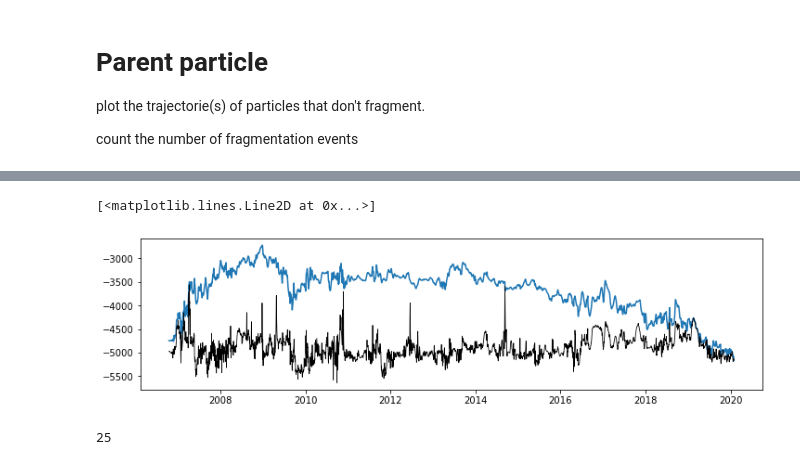
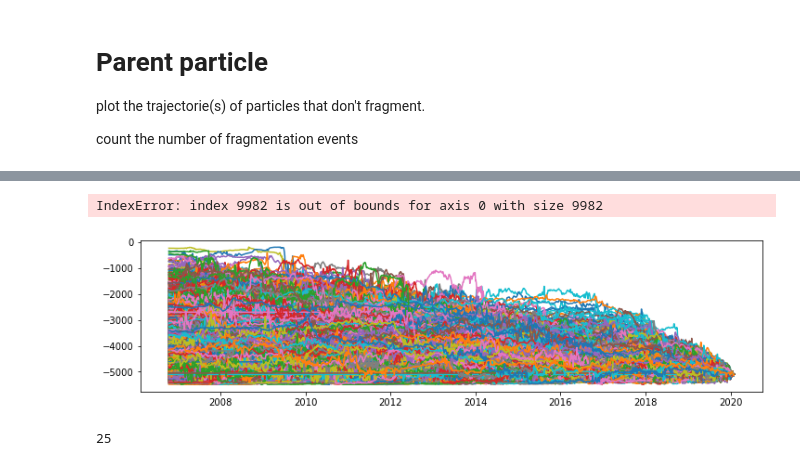
Before and after one commit to OceanParcels/Backtracking_Abyssal_Nanoplastics, a Jupyter notebook: notebooks/Parent_particle.ipynb, the cells around one changed output, grey strips where cells are left out. Cells and saved outputs as stored; diff of their text form; code cells hidden in the pictures.

```diff
--- a/notebooks/Parent_particle.ipynb
+++ b/notebooks/Parent_particle.ipynb
@@ -21,7 +22,7 @@ plot the trajectorie(s) of particles that don't fragment.
 
 count the number of fragmentation events
 # %%
-sim = xr.open_zarr('/storage/shared/oceanparcels/output_data/data_Claudio/set_16/set16_500.zarr/')
+sim = xr.open_zarr('/storage/shared/oceanparcels/output_data/data_Claudio/parent/parent_multi_IC.zarr/')
 sim = sim.compute()
 # %%
 def filter_trajectories_depth(data, depthlim):
@@ -105,7 +103,7 @@ cbar = matplotlib.colorbar.ColorbarBase(ax=axi,cmap=cmap,norm=norm,
 
 ax.scatter(6.287, -32.171, marker='*',
            zorder=5, color='lightgreen',
-           label='32.171°S, 6.287°E  \n Depth: -5000m \n January 2020',
+           label='Sampling location',
            s=350,
           edgecolors='black')
 
@@ -123,13 +121,14 @@ t=0
 
 # for ft in [500, 2500, 5000, 50000]:
 #     print(ft)
-ax.plot(parent['lon'][t,:], parent['lat'][t,:], alpha=0.5, label=ft, color='w')
-ax.scatter(parent['lon'][t,-1], parent['lat'][t,-1], zorder=5, edgecolors='yellow')
+for k in range(5000):
+    ax.plot(parent['lon'][k,:], parent['lat'][k,:], alpha=0.5, color='w')
+# ax.scatter(parent['lon'][t,-1], parent['lat'][t,-1], zorder=5, edgecolors='yellow')
 
 
 ax.legend(fontsize=10)
 # bar_ax = fig.add_axes([0.3, 0.05, 0.4, 0.03])
 # fig.colorbar(im, cax=bar_ax, orientation='horizontal', label='Particle diameter (m)')
 # ax.set_title('10 years before sampling', fontsize=15, weight='bold')
-plt.savefig('../figs/conti_shelf_multift.png')
+# plt.savefig('../figs/conti_shelf_multift.png')
 # %% [output]
@@ -137,14 +242,14 @@ plt.savefig('../figs/conti_shelf_multift.png')
 # %%
 plt.figure(figsize=(12,3))
-ft = 500
-# for ft in [500, 2500, 5000, 50000]:
-plt.plot(parent['time'][0], -parent['z'][0])
+
+for k in range(10000):
+    plt.plot(parent['time'][k], -parent['z'][k])
 
 
-plt.plot(parent['time'][0], -parent['seafloor'][0], color='k', lw=0.8)
+# plt.plot(parent['time'][0], -parent['seafloor'][0], color='k', lw=0.8)
 # %% [output]
-[<matplotlib.lines.Line2D at 0x...>]
+IndexError: index 9982 is out of bounds for axis 0 with size 9982
-[figure, old version]
+[figure, new version]
 # %%
 shelf_sims[500].dims['traj']
 # %% [output]
```
Also changed, not shown: parts of 13 cells of this notebook, 4 other files.
